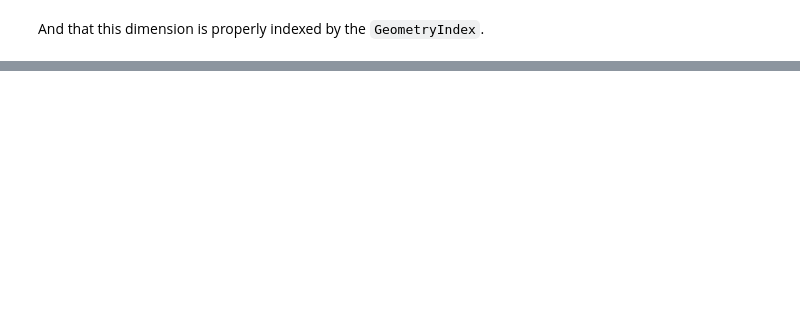
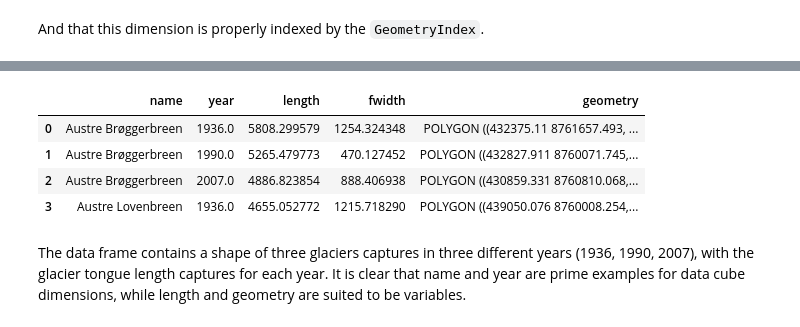
Before and after one commit to xarray-contrib/xvec, a Jupyter notebook: doc/source/intro.ipynb, the cells around one changed output, grey strips where cells are left out. Saved outputs shown, nothing was run; the diff lists cells and outputs as text; code cells hidden in the pictures; blank space fills up the shorter version.

```diff
--- a/doc/source/intro.ipynb
+++ b/doc/source/intro.ipynb
@@ -115,0 +126,11 @@ Coordinates:
+# %%
+glaciers_df = gpd.read_file("https://github.com/loreabad6/post/raw/refs/heads/main/inst/extdata/svalbard.gpkg")
+glaciers_df.head(4)
+# %% [output]
+|  | name | year | length | fwidth | geometry |
+| 0 | Austre Brøggerbreen | 1936.0 | 5808.299579 | 1254.324348 | POLYGON ((432375.11 8761657.493, ... |
+| 1 | Austre Brøggerbreen | 1990.0 | 5265.479773 | 470.127452 | POLYGON ((432827.911 8760071.745,... |
+| 2 | Austre Brøggerbreen | 2007.0 | 4886.823854 | 888.406938 | POLYGON ((430859.331 8760810.068,... |
+| 3 | Austre Lovenbreen | 1936.0 | 4655.052772 | 1215.718290 | POLYGON ((439050.076 8760008.254,... |
+# %% [markdown]
+The data frame contains a shape of three glaciers captures in three different years (1936, 1990, 2007), with the glacier tongue length captures for each year. It is clear that name and year are prime examples for data cube dimensions, while length and geometry are suited to be variables.
```
Also changed, not shown: parts of 15 cells of this notebook, 33 other files.
